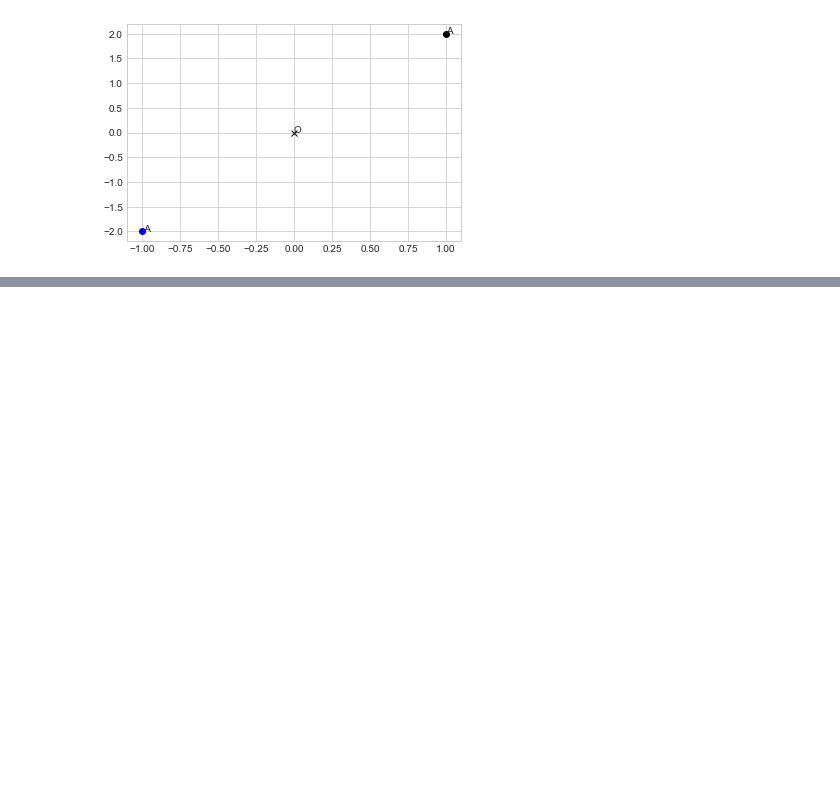
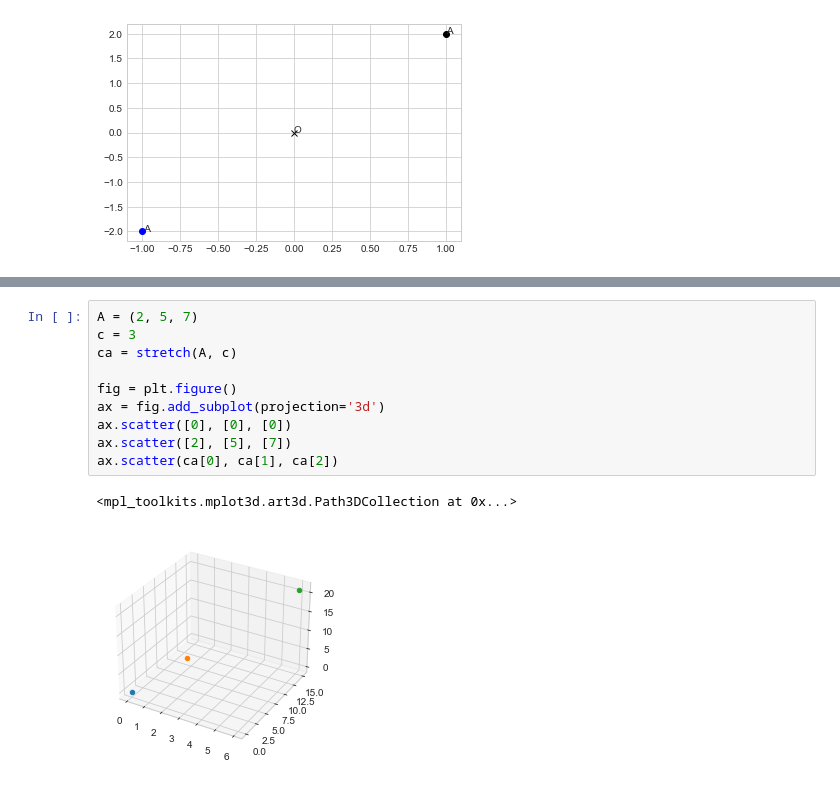
Before and after one commit to zackads/basic-mathematics, a Jupyter notebook: chapter-9/1-dilations-and-reflections.ipynb, the cells around one changed output, grey strips where cells are left out. Cells and saved outputs as stored; diff of their text form; blank space fills up the shorter version.

```diff
--- a/chapter-9/1-dilations-and-reflections.ipynb
+++ b/chapter-9/1-dilations-and-reflections.ipynb
@@ -112,0 +167,13 @@ for question, A, c in data:
+# %%
+A = (2, 5, 7)
+c = 3
+ca = stretch(A, c)
+
+fig = plt.figure()
+ax = fig.add_subplot(projection='3d')
+ax.scatter([0], [0], [0])
+ax.scatter([2], [5], [7])
+ax.scatter(ca[0], ca[1], ca[2])
+# %% [output]
+<mpl_toolkits.mplot3d.art3d.Path3DCollection at 0x...>
+[figure, added]
```
Also changed, not shown: parts of 9 cells of this notebook.
